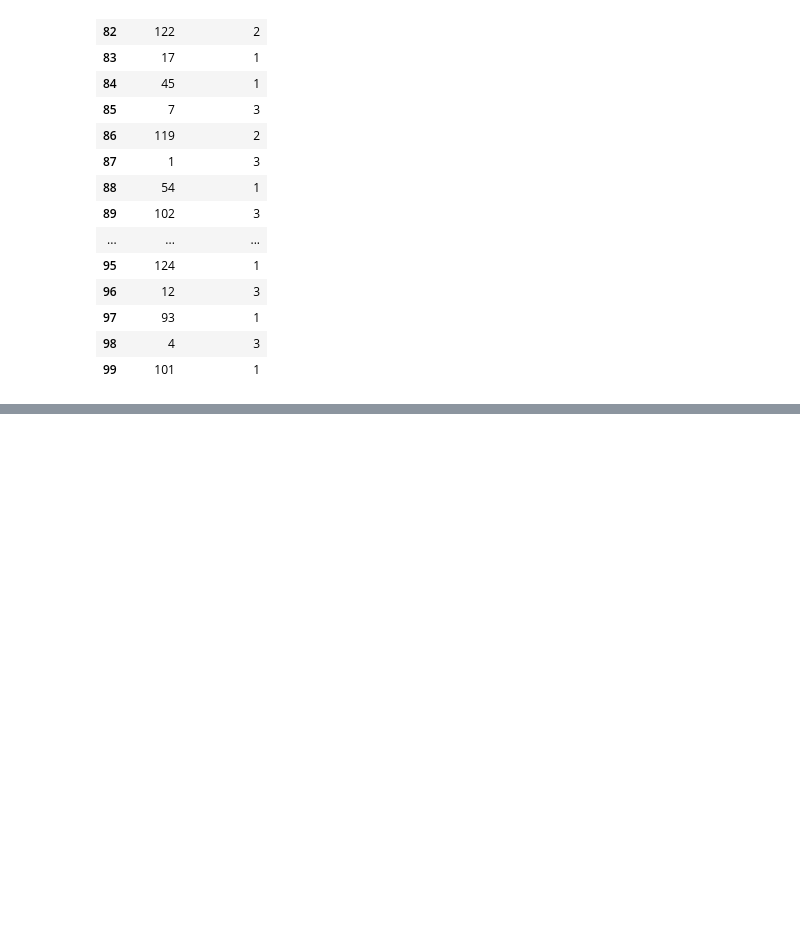
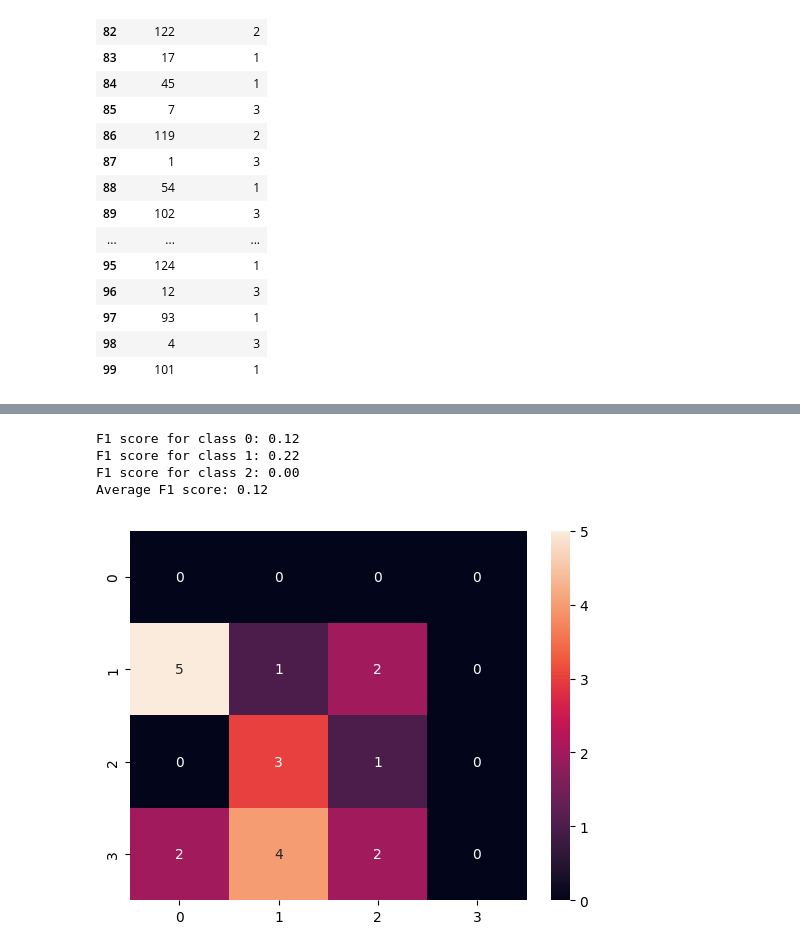
Before and after one commit to codened/DataStorm-4.0, a Jupyter notebook: stormingRoundDay_2/DataStorm_4_0_new - Copy.ipynb, the cells around one changed output, grey strips where cells are left out. Saved outputs shown, nothing was run; the diff lists cells and outputs as text; code cells hidden in the pictures; blank space fills up the shorter version.

```diff
--- a/stormingRoundDay_2/DataStorm_4_0_new - Copy.ipynb
+++ b/stormingRoundDay_2/DataStorm_4_0_new - Copy.ipynb
@@ -464,3 +464,6 @@ print(accu)
+# %%
+y_train = y_train.replace({1: 0, 2: 1, 3: 2})
+y_test = y_test.replace({1: 0, 2: 1, 3: 2})
 # %%
 import xgboost as xgb
 
@@ -478,0 +484,7 @@ print("Accuracy: %.2f%%" % (accuracy * 100.0))
+# %%
+predDf_xg=pd.DataFrame(y_pred, columns=['shop_profile'])
+# %%
+# Concatenate DataFrames
+concatenatedRes_df_xg = pd.concat([shop_id_x_test, predDf_xg], axis=1)
+# concatenatedRes_df = pd.concat([concatenatedRes_df, shop_id_x_test], axis=1)
+# concatenated_df = pd.concat([shop_id_x_test, predDf], ignore_index=True)
@@ -478,0 +511,3 @@ print("Accuracy: %.2f%%" % (accuracy * 100.0))
+# %%
+# expectedResult=expectedResult['shop_profile']
+concatenatedRes_df_xg=concatenatedRes_df_xg['shop_profile']
@@ -478,0 +517,31 @@ print("Accuracy: %.2f%%" % (accuracy * 100.0))
+# %%
+# Calculate F1 score for each class
+f1_class0 = f1_score(expectedResult, concatenatedRes_df_xg, labels=[1], average='weighted')
+f1_class1 = f1_score(expectedResult, concatenatedRes_df_xg, labels=[2], average='weighted')
+f1_class2 = f1_score(expectedResult, concatenatedRes_df_xg, labels=[3], average='weighted')
+
+# Calculate average F1 score
+f1_average = (f1_class0 + f1_class1 + f1_class2) / 3
+
+print(f"F1 score for class 0: {f1_class0:.2f}")
+print(f"F1 score for class 1: {f1_class1:.2f}")
+print(f"F1 score for class 2: {f1_class2:.2f}")
+print(f"Average F1 score: {f1_average:.2f}")
+# %% [output]
+F1 score for class 0: 0.12
+F1 score for class 1: 0.22
+F1 score for class 2: 0.00
+Average F1 score: 0.12
+# %%
+import matplotlib.pyplot as plt
+import seaborn as sns
+from sklearn.metrics import confusion_matrix
+
+# Create confusion matrix
+matrix = confusion_matrix(expectedResult, concatenatedRes_df_xg)
+
+# Visualize confusion matrix
+sns.heatmap(matrix, annot=True)
+plt.show()
+# %% [output]
+[figure, added]
```
Also changed, not shown: parts of 10 cells of this notebook.
